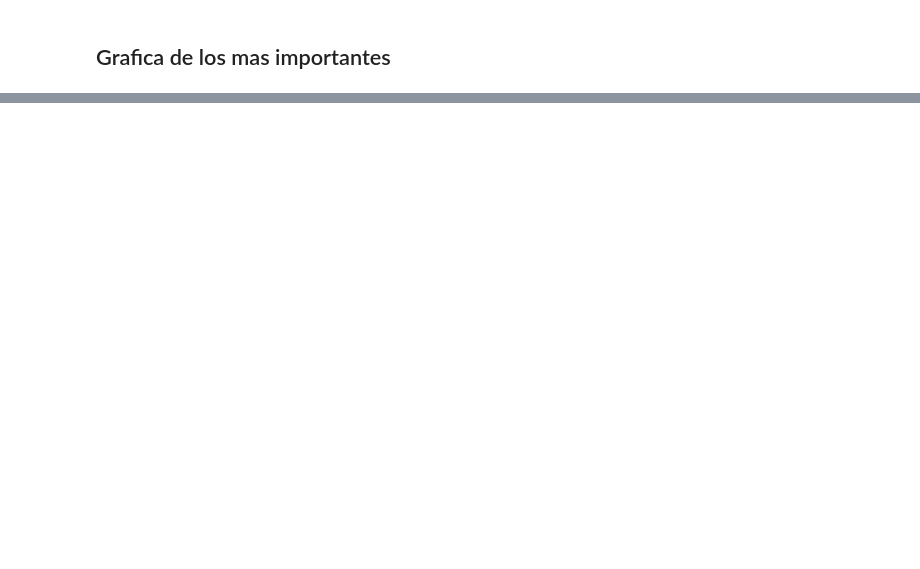
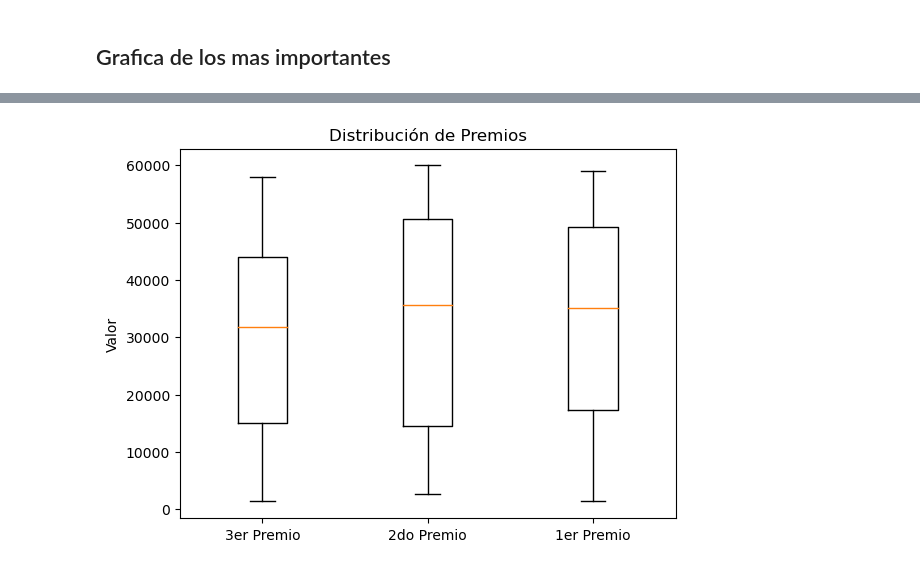
Before and after one commit to Rafa-77/Data-Analysis, a Jupyter notebook: 03 - Recortador de Imagenes/Procesar_data.ipynb, the cells around one changed output, grey strips where cells are left out. Saved outputs shown, nothing was run; the diff lists cells and outputs as text; code cells hidden in the pictures; blank space fills up the shorter version.

```diff
--- a/03 - Recortador de Imagenes/Procesar_data.ipynb
+++ b/03 - Recortador de Imagenes/Procesar_data.ipynb
@@ -50,0 +54,9 @@ plt.show()
+# %%
+# df_pivot_todos.boxplot(column=[300000, 850000, 7000000])
+plt.boxplot([df_pivot_todos[300000], df_pivot_todos[850000],  df_pivot_todos[7000000]], labels=["3er Premio", "2do Premio", "1er Premio"])
+
+plt.title('Distribución de Premios')
+plt.ylabel('Valor')
+plt.show()
+# %% [output]
+[figure, added]
```
Also changed, not shown: parts of 9 cells of this notebook.
